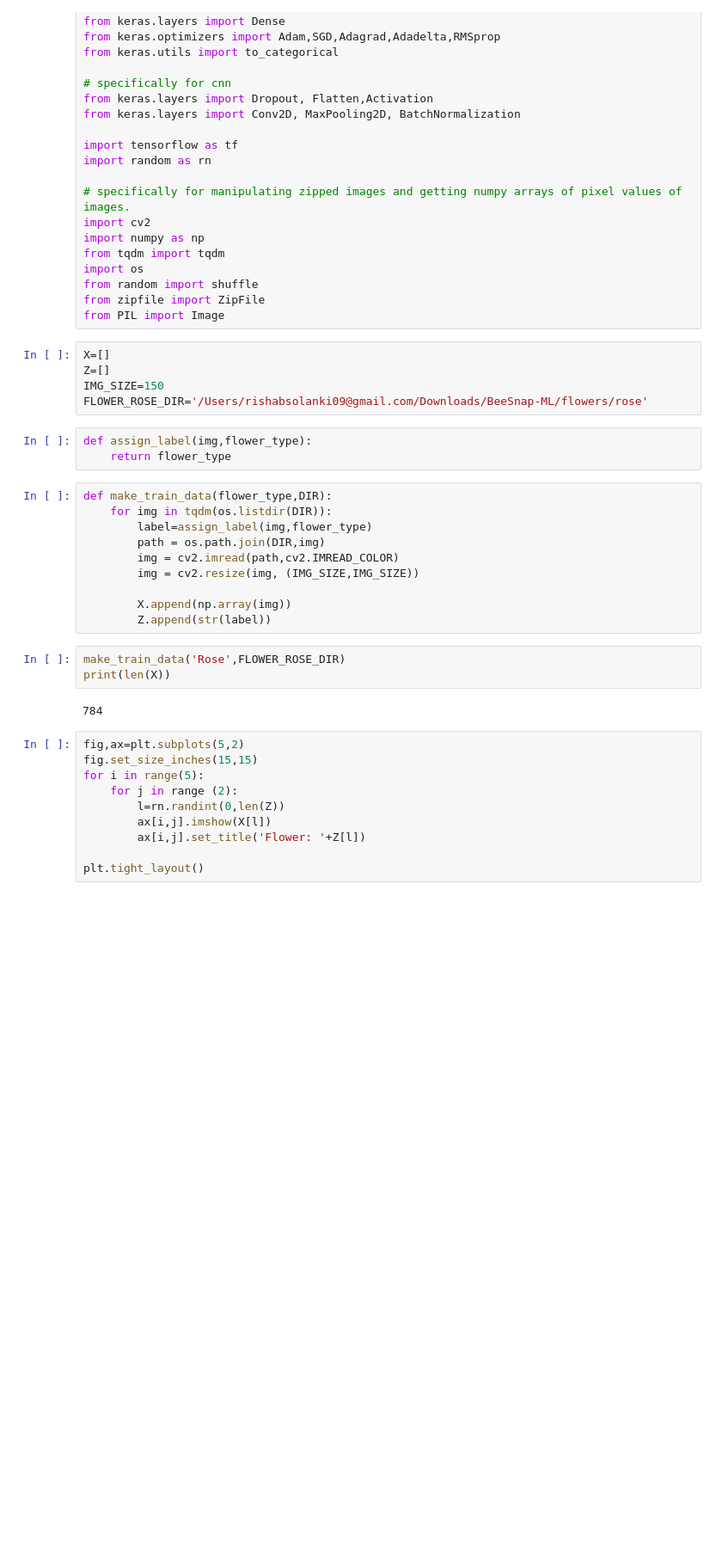
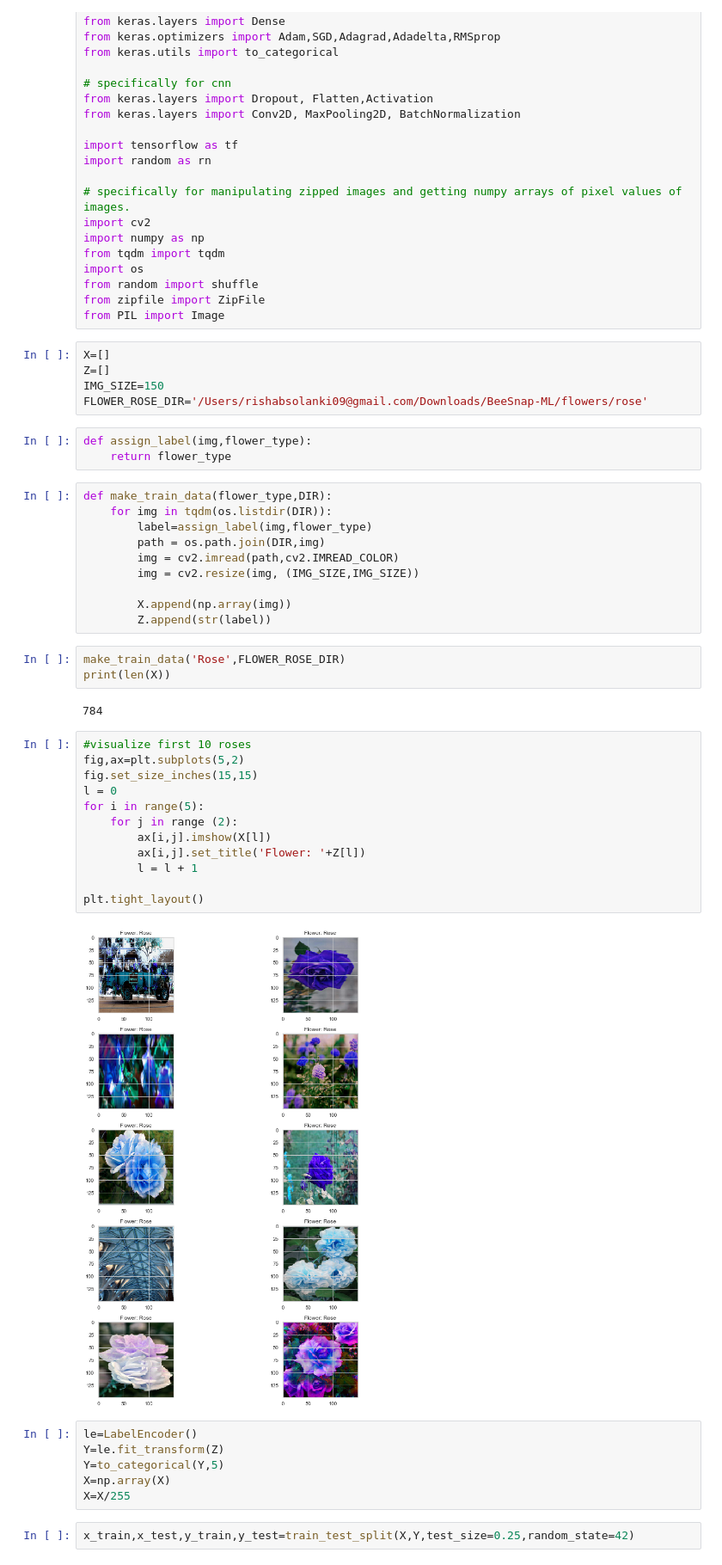
Before and after one commit to SukheshNuthalapati/BeeSnap-ML, a Jupyter notebook: Roses Preprocessing.ipynb, the cells around one changed output. Shown at 86% size. Saved outputs shown, nothing was run; the diff lists cells and outputs as text; blank space fills up the shorter version.

```diff
--- a/Roses Preprocessing.ipynb
+++ b/Roses Preprocessing.ipynb
@@ -75,12 +75,24 @@ print(len(X))
 # %% [output]
 784
 # %%
+#visualize first 10 roses
 fig,ax=plt.subplots(5,2)
 fig.set_size_inches(15,15)
+l = 0
 for i in range(5):
     for j in range (2):
-        l=rn.randint(0,len(Z))
         ax[i,j].imshow(X[l])
         ax[i,j].set_title('Flower: '+Z[l])
+        l = l + 1
 
 plt.tight_layout()
+# %% [output]
+[figure, added]
+# %%
+le=LabelEncoder()
+Y=le.fit_transform(Z)
+Y=to_categorical(Y,5)
+X=np.array(X)
+X=X/255
+# %%
+x_train,x_test,y_train,y_test=train_test_split(X,Y,test_size=0.25,random_state=42)
```
Also changed, not shown: parts of 8 cells of this notebook.
